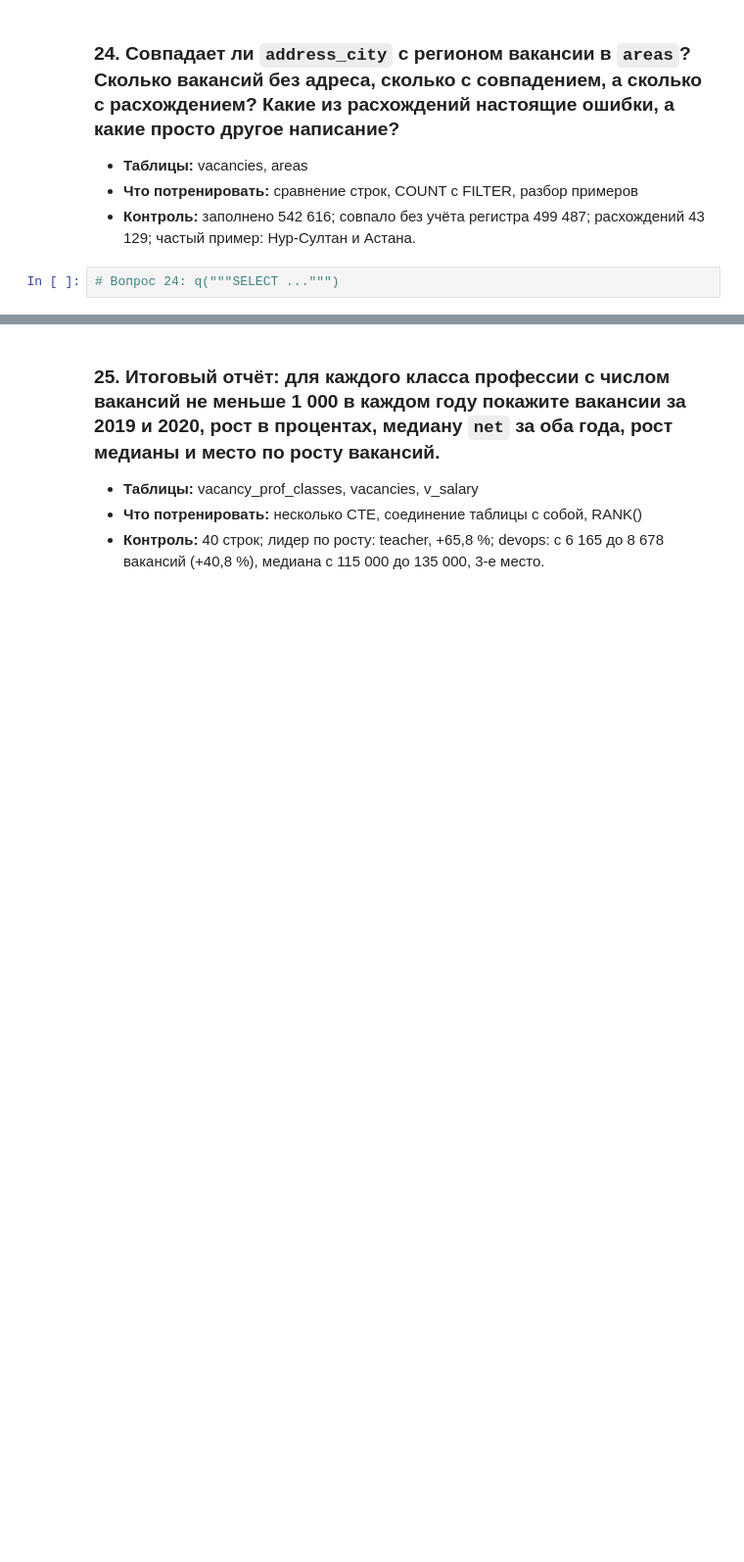
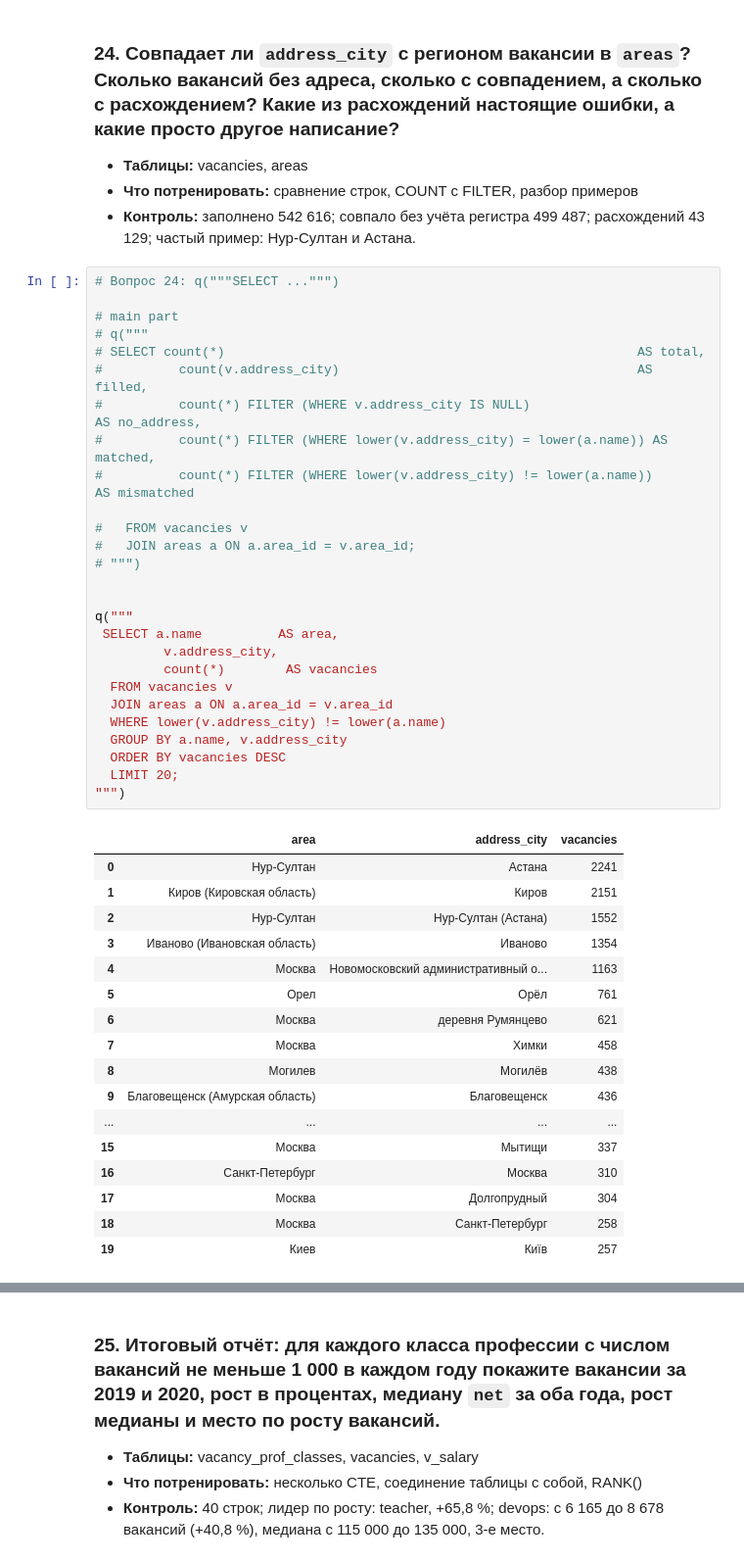
Before and after one commit to dI98Sk/sqlhh-lab, a Jupyter notebook: notebooks/01_questions.ipynb, the cells around one changed output, grey strips where cells are left out. Shown at 98% size. Cells and saved outputs as stored; diff of their text form; blank space fills up the shorter version.

```diff
--- a/notebooks/01_questions.ipynb
+++ b/notebooks/01_questions.ipynb
@@ -800,5 +1124,48 @@ q("""
 - **Контроль:** заполнено 542 616; совпало без учёта регистра 499 487; расхождений 43 129; частый пример: Нур-Султан и Астана.
 # %%
 # Вопрос 24: q("""SELECT ...""")
+
+# main part
+# q("""
+# SELECT count(*)                                                      AS total,
+#          count(v.address_city)                                       AS filled,
+#          count(*) FILTER (WHERE v.address_city IS NULL)                        AS no_address,
+#          count(*) FILTER (WHERE lower(v.address_city) = lower(a.name)) AS matched,
+#          count(*) FILTER (WHERE lower(v.address_city) != lower(a.name))                AS mismatched
+
+#   FROM vacancies v
+#   JOIN areas a ON a.area_id = v.area_id;
+# """)
+
+
+q("""
+ SELECT a.name          AS area,
+         v.address_city,
+         count(*)        AS vacancies
+  FROM vacancies v
+  JOIN areas a ON a.area_id = v.area_id
+  WHERE lower(v.address_city) != lower(a.name)
+  GROUP BY a.name, v.address_city
+  ORDER BY vacancies DESC
+  LIMIT 20;
+""")
+# %% [output]
+|  | area | address_city | vacancies |
+| 0 | Нур-Султан | Астана | 2241 |
+| 1 | Киров (Кировская область) | Киров | 2151 |
+| 2 | Нур-Султан | Нур-Султан (Астана) | 1552 |
+| 3 | Иваново (Ивановская область) | Иваново | 1354 |
+| 4 | Москва | Новомосковский административный о... | 1163 |
+| 5 | Орел | Орёл | 761 |
+| 6 | Москва | деревня Румянцево | 621 |
+| 7 | Москва | Химки | 458 |
+| 8 | Могилев | Могилёв | 438 |
+| 9 | Благовещенск (Амурская область) | Благовещенск | 436 |
+| ... | ... | ... | ... |
+| 15 | Москва | Мытищи | 337 |
+| 16 | Санкт-Петербург | Москва | 310 |
+| 17 | Москва | Долгопрудный | 304 |
+| 18 | Москва | Санкт-Петербург | 258 |
+| 19 | Киев | Київ | 257 |
 # %% [markdown]
 **Вывод:**
```
Also changed, not shown: parts of 14 cells of this notebook.
